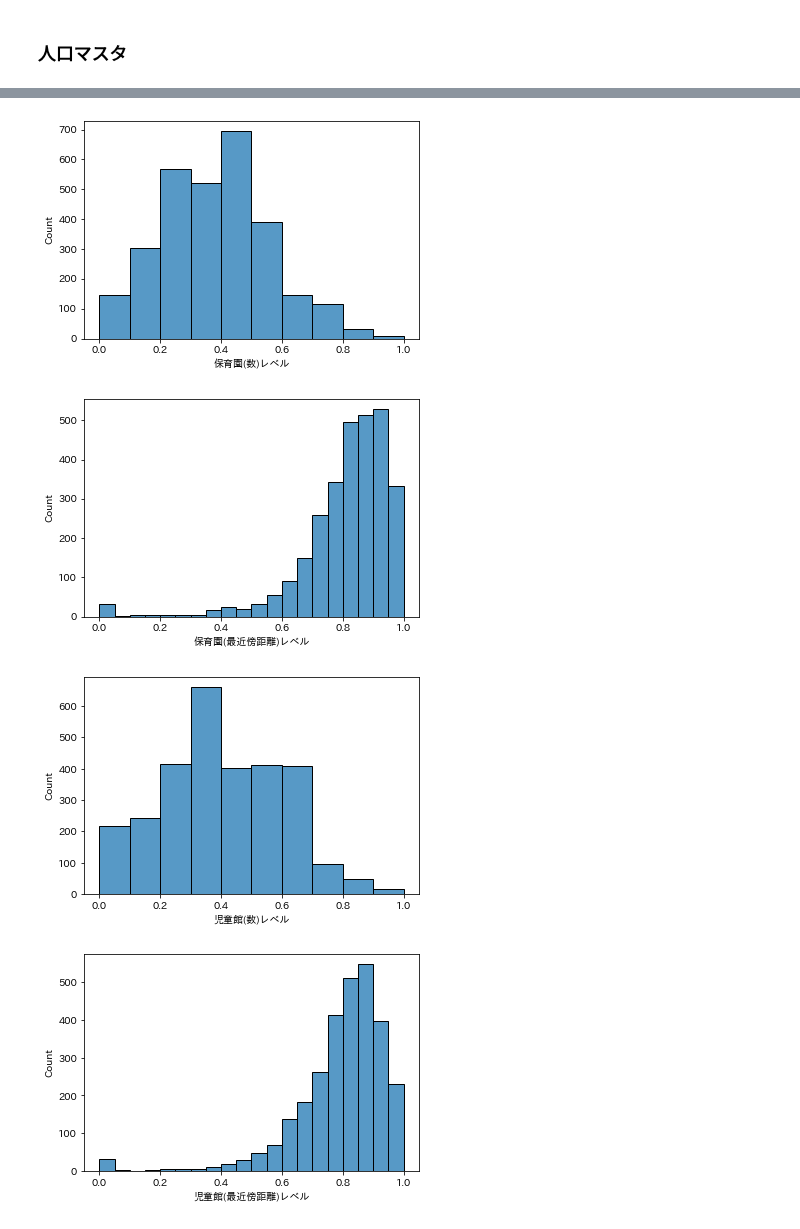
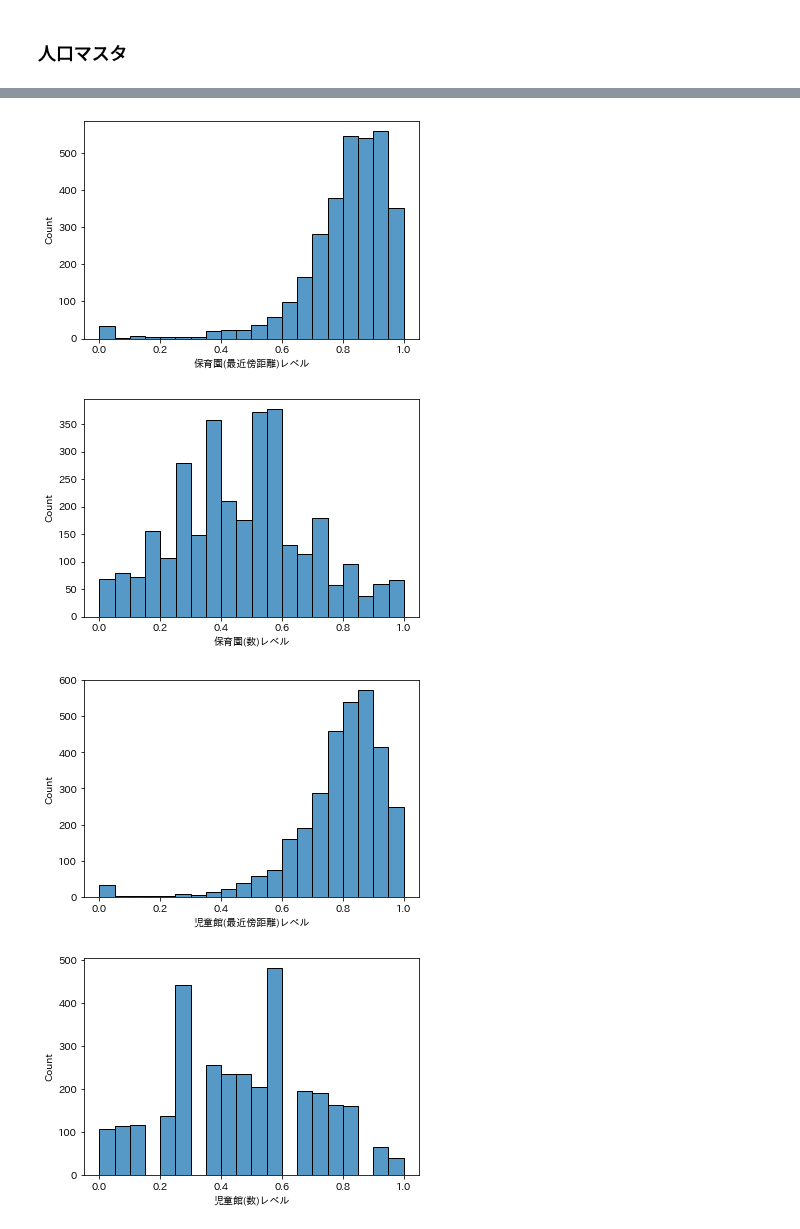
Before and after one commit to z-guard/analysis, a Jupyter notebook: notebooks/nursery_master.ipynb, the cells around one changed output, grey strips where cells are left out. Saved outputs shown, nothing was run; the diff lists cells and outputs as text; code cells hidden in the pictures.

```diff
--- a/notebooks/nursery_master.ipynb
+++ b/notebooks/nursery_master.ipynb
@@ -177,4 +209,12 @@ df_pop_master.head()
 | 2 | 101005 | 千代田区 | 丸の内 | 丸の内３丁目 | 35.676890 | 139.764039 | 0.611528 | 1 | 1.570712 | 4 |
 | 3 | 101007 | 千代田区 | 大手町 | 大手町１丁目 | 35.688067 | 139.764353 | 0.324671 | 3 | 1.352763 | 5 |
 | 4 | 101008 | 千代田区 | 大手町 | 大手町２丁目 | 35.686416 | 139.768530 | 0.306243 | 4 | 0.973485 | 5 |
+# %%
+score_name = '保育園スコア'
+feature_list = {
+    '保育園(最近傍距離)':   {'high': False, 'outlier': True, 'weight': 1},
+    '保育園(数)':           {'high': True, 'outlier': True, 'weight': 0.5},
+    '児童館(最近傍距離)':   {'high': False, 'outlier': True, 'weight': 0.4},
+    '児童館(数)':           {'high': True, 'outlier': True, 'weight': 0.3},
+}
 # %%
@@ -230,24 +229,10 @@ def rank_score(sr_data):
-# %%
-df_pop_master['保育園(数)レベル'] = normalize_score(df_pop_master['保育園(数)'], outlier=False)
-sns.histplot(df_pop_master['保育園(数)レベル'], bins=10)
-plt.show()
-# %% [output]
-[figure, removed]
 # %%
-df_pop_master['保育園(最近傍距離)レベル'] = normalize_score(df_pop_master['保育園(最近傍距離)'], high=False)
-sns.histplot(df_pop_master['保育園(最近傍距離)レベル'], bins=20)
-plt.show()
+for key, value in feature_list.items():
+    df_pop_master[f'{key}レベル'] = normalize_score(df_pop_master[key], high=value['high'], outlier=value['outlier'])
+    sns.histplot(df_pop_master[f'{key}レベル'], bins=20)
+    plt.show()
 # %% [output]
-[figure, old version]
+[figure, new version]
+[figure, added]
+[figure, added]
+[figure, added]
-# %%
-df_pop_master['児童館(数)レベル'] = normalize_score(df_pop_master['児童館(数)'], outlier=False)
-sns.histplot(df_pop_master['児童館(数)レベル'], bins=10)
-plt.show()
-# %% [output]
-[figure, removed]
-# %%
-df_pop_master['児童館(最近傍距離)レベル'] = normalize_score(df_pop_master['児童館(最近傍距離)'], high=False)
-sns.histplot(df_pop_master['児童館(最近傍距離)レベル'], bins=20)
-plt.show()
-# %% [output]
-[figure, removed]
```
Also changed, not shown: parts of 20 cells of this notebook.
